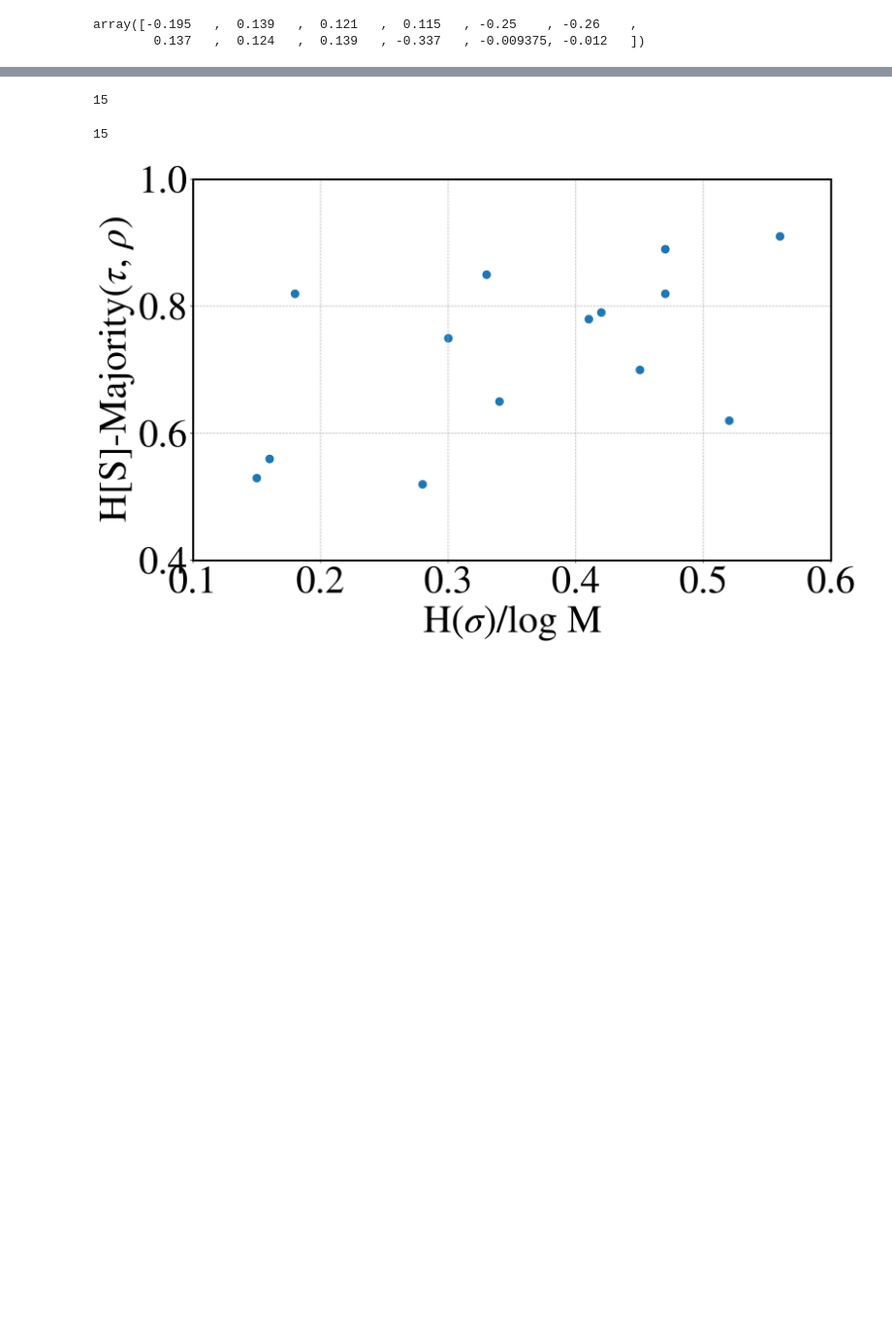
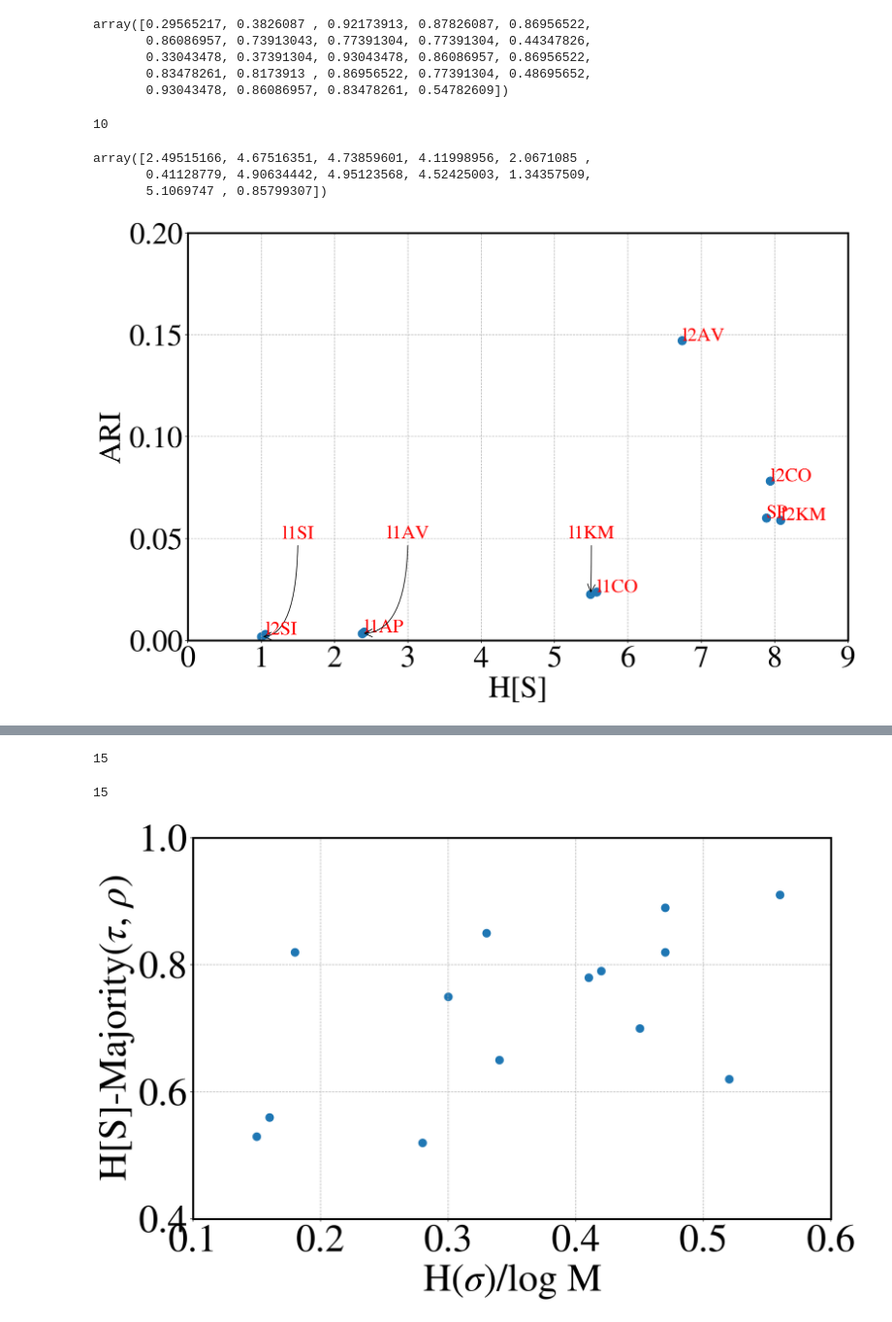
Before and after one commit to Sandipan99/Ranking_cluster_algorithms, a Jupyter notebook: Plot.ipynb, the cells around one changed output, grey strips where cells are left out. Shown: that part at 97% size. Cells and saved outputs as stored; diff of their text form; code cells hidden in the pictures; blank space fills up the shorter version.

```diff
--- a/Plot.ipynb
+++ b/Plot.ipynb
@@ -7,11 +7,11 @@ import matplotlib as mpl
 %matplotlib inline
 %config InlineBackend.figure_format = 'retina'
 # %%
-mpl.rcParams['xtick.labelsize'] = 50
-mpl.rcParams['ytick.labelsize'] = 50
-mpl.rcParams['font.size'] = 50
+mpl.rcParams['xtick.labelsize'] = 40
+mpl.rcParams['ytick.labelsize'] = 40
+mpl.rcParams['font.size'] = 40
 mpl.rcParams['figure.figsize'] =  15,10
-mpl.rcParams['axes.labelsize'] = 50
+mpl.rcParams['axes.labelsize'] = 40
 mpl.rcParams['mathtext.fontset'] = 'stix'
 mpl.rcParams['font.family'] = 'STIXGeneral'
 mpl.rcParams['axes.linewidth'] = 2.5
@@ -22,7 +20,8 @@ data = []
 # %%
-with open('Data-GT/leaf/all_results_w_labels') as fs:
+data = []
+with open('Data-GT/stock_3/all_results_use') as fs:
     for line in fs:
         temp = line.strip().split('\t')
-        data.append(temp[2:])
+        data.append(temp[1:])
 # %%
 data = np.array(data,dtype=np.float)
@@ -36,13 +59,53 @@ data.shape
 # %%
-data[:,5]
+data[:,2]
 # %% [output]
-array([-0.195   ,  0.139   ,  0.121   ,  0.115   , -0.25    , -0.26    ,
-        0.137   ,  0.124   ,  0.139   , -0.337   , -0.009375, -0.012   ])
+array([0.29565217, 0.3826087 , 0.92173913, 0.87826087, 0.86956522,
+       0.86086957, 0.73913043, 0.77391304, 0.77391304, 0.44347826,
+       0.33043478, 0.37391304, 0.93043478, 0.86086957, 0.86956522,
+       0.83478261, 0.8173913 , 0.86956522, 0.77391304, 0.48695652,
+       0.93043478, 0.86086957, 0.83478261, 0.54782609])
 # %%
 labels = []
-with open('Data-GT/leaf/all_labels') as fs:
+with open('Data-GT/stock_3/all_labels') as fs:
     for line in fs:
         labels.append(line.strip())
+# %%
+len(labels)
+# %% [output]
+10
+# %%
+data[:,2]
+# %% [output]
+array([2.49515166, 4.67516351, 4.73859601, 4.11998956, 2.0671085 ,
+       0.41128779, 4.90634442, 4.95123568, 4.52425003, 1.34357509,
+       5.1069747 , 0.85799307])
+# %%
+fig, ax = plt.subplots()
+plt.grid(linestyle='--')
+
+plt.ylim(0,0.2)
+y_pos = np.arange(0,0.25,step = 0.05)
+ax.set_yticks(y_pos)
+plt.xlim(0,9)
+x_pos = np.arange(0,10,step = 1)
+ax.set_xticks(x_pos)
+plt.ylabel('ARI')
+plt.xlabel('H[S]')
+ax.scatter(data[:,0],data[:,4],s=120)
+target_location = [(0,0),(3,0.05),(4.2,0.29),(5.5,0.05),(1.5,0.05),(0,0),(4.2,0.25),(5.5,0.05),(7.5,0.7),(1.5,0.2),0,(6.5,0.2)]
+
+for i, txt in enumerate(labels):
+    if 'l2SI' in txt or 'AP' in txt or 'SP' in txt or 'CO' in txt or 'l2AV' in txt or 'l2KM' in txt or 'BI' in txt:
+        ax.annotate(txt, (data[i,0], data[i,4]), color='r', fontsize=25)
+    else:
+        ax.annotate(txt, (data[i,0], data[i,4]), target_location[i],
+                   arrowprops=dict(arrowstyle="->", connectionstyle="angle3", lw=1),
+                    color='r', fontsize=25, ha='center')
+
+plt.tight_layout()
+plt.savefig('Plots_new/stock_3_ARI.pdf',dpi=200)
+# %% [output]
+[figure, added]
 # %%
 labels
 # %% [output]
```
Also changed, not shown: parts of 11 cells of this notebook.
